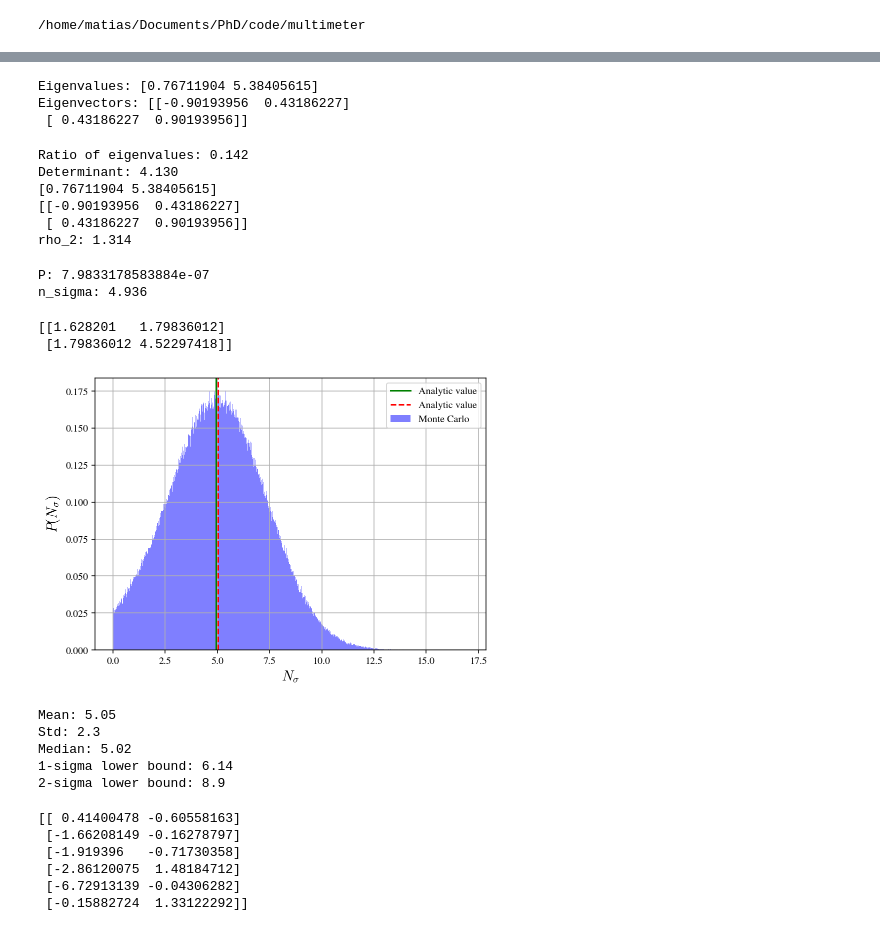
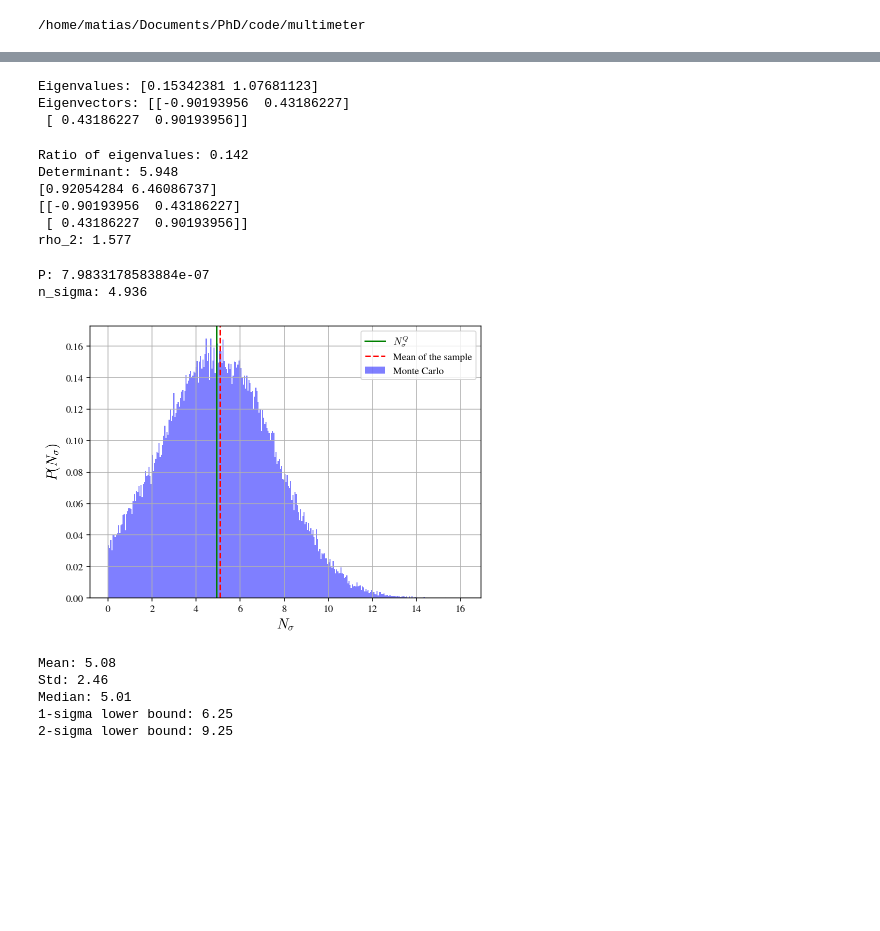
Before and after one commit to matiasleize/multimeter, a Jupyter notebook: notebooks/PRL/paper runs/6. multidimentional_qdm_tension_vectors_real_data_only.ipynb, the cells around one changed output, grey strips where cells are left out. Saved outputs shown, nothing was run; the diff lists cells and outputs as text; code cells hidden in the pictures; blank space fills up the shorter version.

```diff
--- a/notebooks/PRL/paper runs/6. multidimentional_qdm_tension_vectors_real_data_only.ipynb
+++ b/notebooks/PRL/paper runs/6. multidimentional_qdm_tension_vectors_real_data_only.ipynb
@@ -81,8 +79,8 @@ def construct_C(vectors):
     K_yy = np.sum((vectors[:, 1] - R_CM[1]) ** 2)
     K_xy = np.sum((vectors[:, 0] - R_CM[0]) * (vectors[:, 1] - R_CM[1]))
     K_yx = K_xy
-    #C = np.array([[K_xx, K_xy], [K_yx,K_yy]])/(L-1)
-    C = np.array([[K_xx, K_xy], [K_yx,K_yy]])/L
+    C = np.array([[K_xx, K_xy], [K_yx,K_yy]])/(L-1)
+    #C = np.array([[K_xx, K_xy], [K_yx,K_yy]])/L
     return C
 
 
@@ -651,10 +533,10 @@ Eigenvectors: [[-0.90193956  0.43186227]
 # %%
-eigvals, eigvecs = np.linalg.eigh(cov)
+eigvals, eigvecs = np.linalg.eigh(cov) #C/L
 
 print('Eigenvalues: {}'.format(eigvals))
 print('Eigenvectors: {}'.format(eigvecs))
 # %% [output]
-Eigenvalues: [0.76711904 5.38405615]
+Eigenvalues: [0.15342381 1.07681123]
 Eigenvectors: [[-0.90193956  0.43186227]
  [ 0.43186227  0.90193956]]
 # %%
@@ -667,11 +549,11 @@ print(eigenvectors)
 print('rho_2: {:.3f}'.format(np.sum(eigenvalues)/np.linalg.norm(R_CM)**2))
 # %% [output]
 Ratio of eigenvalues: 0.142
-Determinant: 4.130
-[0.76711904 5.38405615]
+Determinant: 5.948
+[0.92054284 6.46086737]
 [[-0.90193956  0.43186227]
  [ 0.43186227  0.90193956]]
-rho_2: 1.314
+rho_2: 1.577
 # %%
 PTE= gamma.sf(np.linalg.norm(R_CM)**2, a=d/2, scale=2/L)
 n_sigma = np.sqrt(2) * erfcinv(PTE)
@@ -680,37 +562,30 @@ print('n_sigma: {:.3f}'.format(n_sigma))
 # %% [output]
 P: 7.9833178583884e-07
 n_sigma: 4.936
-# %%
-print(C)
-# %% [output]
-[[1.628201   1.79836012]
- [1.79836012 4.52297418]]
 # %%
-num_samples = int(1e6)
+num_samples = int(1e5)
 N_Sigmas = np.zeros(num_samples)
+norms = np.linalg.norm(np.random.multivariate_normal(R_CM, C/L, size=num_samples),axis=1)
 
-norms = np.linalg.norm(np.random.multivariate_normal(R_CM, C/L, size=num_samples),axis=1)
 for i in range(len(N_Sigmas)):
     PTE = gamma.sf(norms[i]**2, a=d/2, scale=2/L)
     N_Sigmas[i] = np.sqrt(2) * erfcinv(PTE)
 
 fig, ax = plt.subplots(1,1, figsize=(7,5))
 ax.hist(N_Sigmas, bins=int(np.sqrt(num_samples)), density=True, alpha=0.5, color='blue', label='Monte Carlo')
-ax.hist(N_Sigmas, bins=1000, density=True, alpha=0.5, color='blue', label='Monte Carlo')
-
-ax.axvline(n_sigma, color='green', linestyle='-', label='Analytic value')
-ax.axvline(np.mean(N_Sigmas), color='red', linestyle='--', label='Analytic value')
+ax.axvline(n_sigma, color='green', linestyle='-', label=r'$N_\sigma^{Q}$')
+ax.axvline(np.mean(N_Sigmas), color='red', linestyle='--', label='Mean of the sample')
 
 ax.set_xlabel(r'$N_\sigma$',size=14)
 ax.set_ylabel(r'$P(N_\sigma)$',size=14)
 ax.legend()
 ax.grid()
 fig.savefig('montecarlo.pdf', dpi=300, bbox_inches='tight')
 # %% [output]
-[figure, old version]
+[figure, new version]
 # %%
 print('Mean: {:.3g}'.format(np.mean(N_Sigmas)))
-print('Std: {:.2g}'.format(np.std(N_Sigmas)))
+print('Std: {:.3g}'.format(np.std(N_Sigmas)))
 
 print('Median: {:.3g}'.format(np.median(N_Sigmas)))
 lower_bound = np.percentile(N_Sigmas, 68.3)
@@ -718,34 +593,8 @@ print('1-sigma lower bound: {:.3g}'.format(lower_bound))
 lower_2sigma_bound = np.percentile(N_Sigmas, 95)
 print('2-sigma lower bound: {:.3g}'.format(lower_2sigma_bound))
 # %% [output]
-Mean: 5.05
-Std: 2.3
-Median: 5.02
-1-sigma lower bound: 6.14
-2-sigma lower bound: 8.9
+Mean: 5.08
+Std: 2.46
+Median: 5.01
+1-sigma lower bound: 6.25
+2-sigma lower bound: 9.25
-# %%
-import numpy as np
-X = np.array([r_1, r_2, r_3, r_4, r_5, r_6])
-
-# X is your original data: shape (n_samples, n_features)
-X_centered = X - np.mean(X, axis=0)
-
-# Sort eigenvalues and eigenvectors
-idx = np.argsort(eigenvalues)[::-1]
-eigvals_sorted = eigenvalues[idx]
-eigvecs_sorted = eigenvectors[:, idx]
-
-k = 2  # for example, reduce to 2D
-W = eigvecs_sorted[:, :k]  # shape (n_features, k)
-
-# Project the data
-X_pca = X @ W  # shape (n_samples, k)
-
-print(X_pca)
-# %% [output]
-[[ 0.41400478 -0.60558163]
- [-1.66208149 -0.16278797]
- [-1.919396   -0.71730358]
- [-2.86120075  1.48184712]
- [-6.72913139 -0.04306282]
- [-0.15882724  1.33122292]]
```
Also changed, not shown: parts of 13 cells of this notebook.
